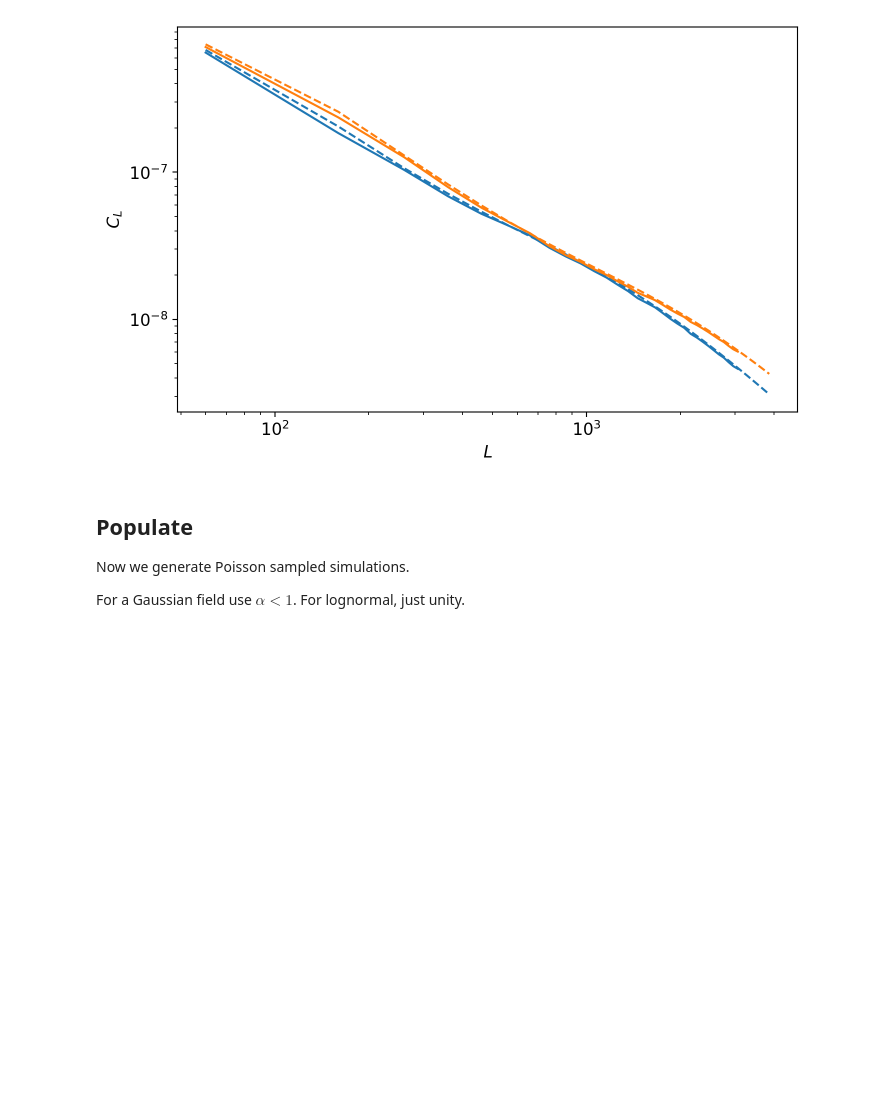
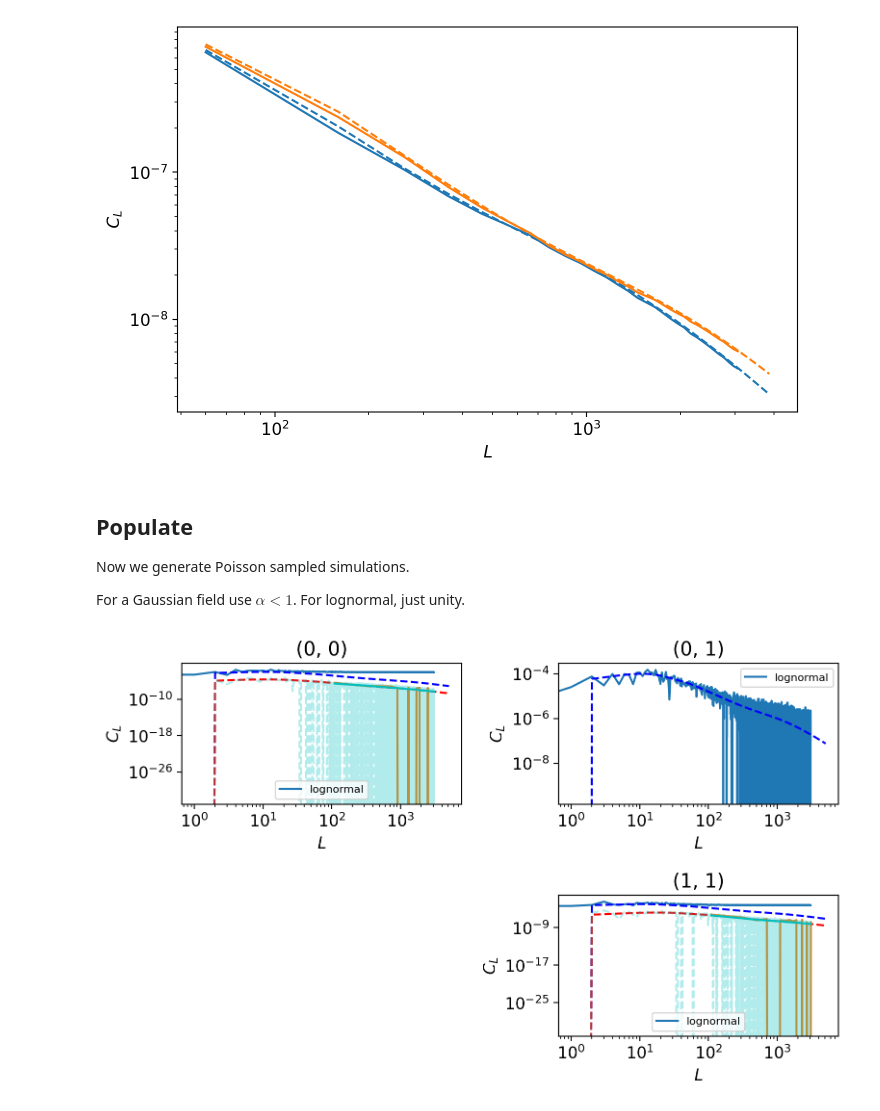
Before and after one commit to Saladino93/fieldgen, a Jupyter notebook: notebooks/example.ipynb, the cells around one changed output. Drawn from its saved outputs; the diff is of its cells as text; code cells hidden in the pictures; blank space fills up the shorter version.

Commit message:
sampling poisson simple

```diff
--- a/notebooks/example.ipynb
+++ b/notebooks/example.ipynb
@@ -260,0 +268,58 @@ number_counts = Catalog.delta_g_to_number_counts(seed, Ngals, maps, gmask, weigh
+# %%
+counts_means = [np.mean(counts_) for counts_ in counts]
+delta_contrast_counts = [(counts_ - counts_mean)/counts_mean for counts_, counts_mean in zip(counts, counts_means)]
+delta_alm = [shts.map2alm(delta_contrast_counts_.copy(), lmax = lmax) for delta_contrast_counts_ in delta_contrast_counts]
+# %%
+lmaxkappa = hp.Alm.getlmax(klm.size)
+mapsout_lm = [alm_copy(m, min(lmax, 3*nside-1)) for m in delta_alm]
+
+kappa_map = kappa_alm
+klm_lm_copy = alm_copy(kappa_map, min(lmax, 3*nside-1))
+
+cls_out_gg_cross = [hp.alm2cl(mapsout_lm[i], mapsout_lm[j])/alpha**2. for i in range(Nfields-1) for j in range(i, Nfields-1)]
+cls_out_cross = [hp.alm2cl(mlm, klm_lm_copy)/alpha for mlm in mapsout_lm]
+
+kappa_map = klm
+klm_lm_copy = alm_copy(kappa_map, min(lmax, 3*nside-1))
+cls_out_cross_input = [hp.alm2cl(mlm, klm_lm_copy)/alpha for mlm in mapsout_lm]
+
+#Gcls_cls_cross = [hp.alm2cl(mG, m) for mG, m in zip(Gmapsout_lm, mapsout_lm)]
+# %%
+fig, ax = plt.subplots(Nfields-1, Nfields-1, figsize = (8, 5))
+for i, j in np.ndindex(Nfields-1, Nfields-1):
+    if i > j:
+        ax[i, j].axis("off")
+    else:
+
+        #get index for cls
+        index = i*(Nfields-1)+j-i*(i+1)//2
+
+        ax[i, j].loglog(cls_out_gg_cross[index], label = "lognormal")
+
+        theory = LC.get_AB(i, j)
+        ax[i, j].plot(theory, color = "b", ls = "--")
+
+        if i == j:
+            theory = LC.get_AB(i, fixed_index)
+            ax[i, j].plot(theory, color = "r", ls = "--")
+
+            lista = [cls_out_cross[i]] #, Gcls_out_cross[i]]
+            for l in lista:
+                cents, d = fgutils.simple_binning(l)
+
+                ax[i, j].plot(cents, d)
+
+            cents, d = fgutils.simple_binning(cls_out_cross_input[i])
+            ax[i, j].plot(cents, d, color = "c")
+            ax[i, j].plot(cls_out_cross_input[i], color = "c", ls = "--", alpha = 0.3)
+
+
+        ax[i, j].set_title(f"({i}, {j})")
+
+        ax[i, j].set_xlabel(r"$L$")
+        ax[i, j].set_ylabel(r"$C_L$")
+        ax[i, j].legend(ncol = 2, fontsize = 8)
+
+plt.tight_layout()
+# %% [output]
+[figure, added]
```
Also changed, not shown: parts of 5 cells of this notebook, 2 other files.
